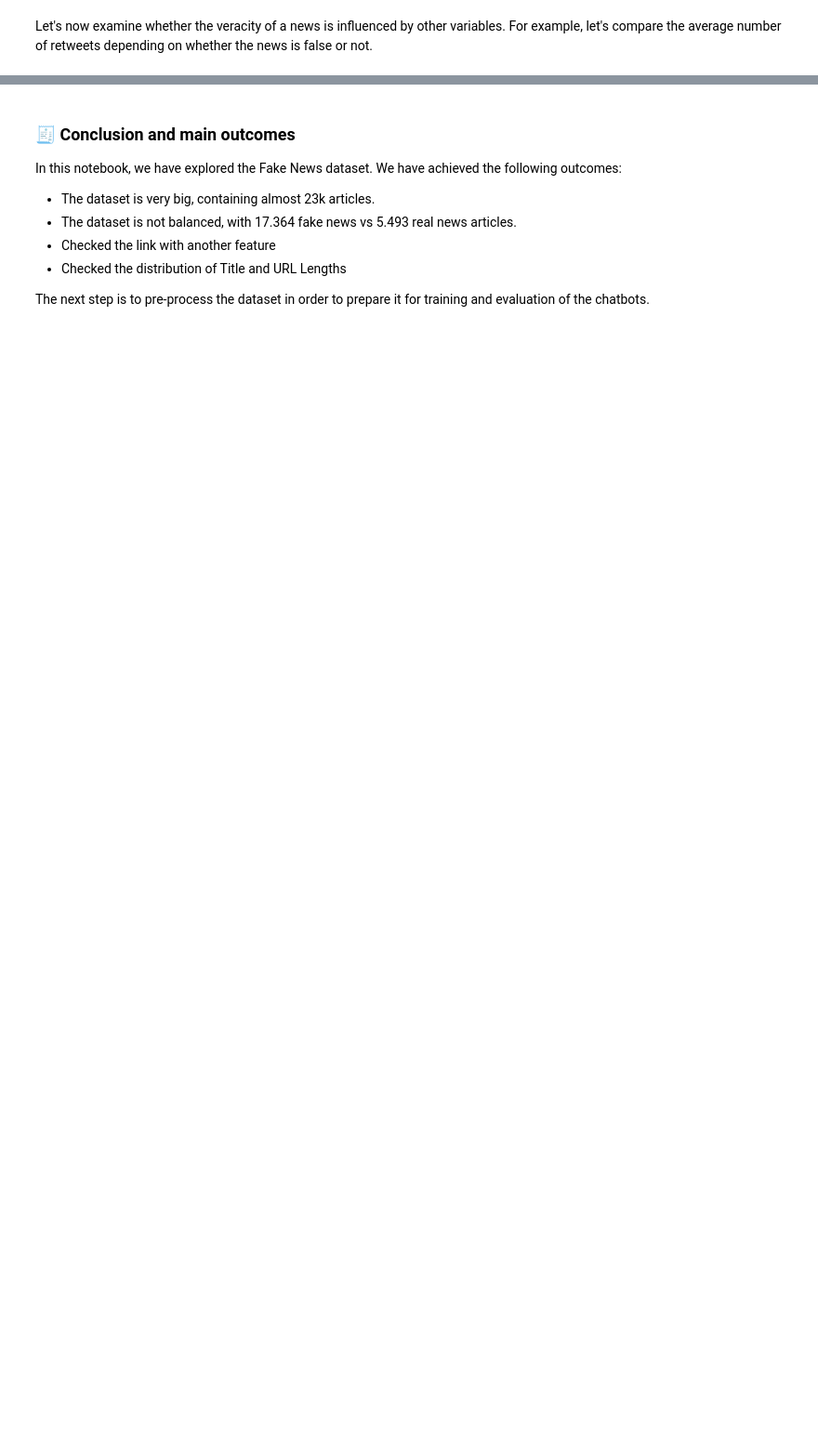
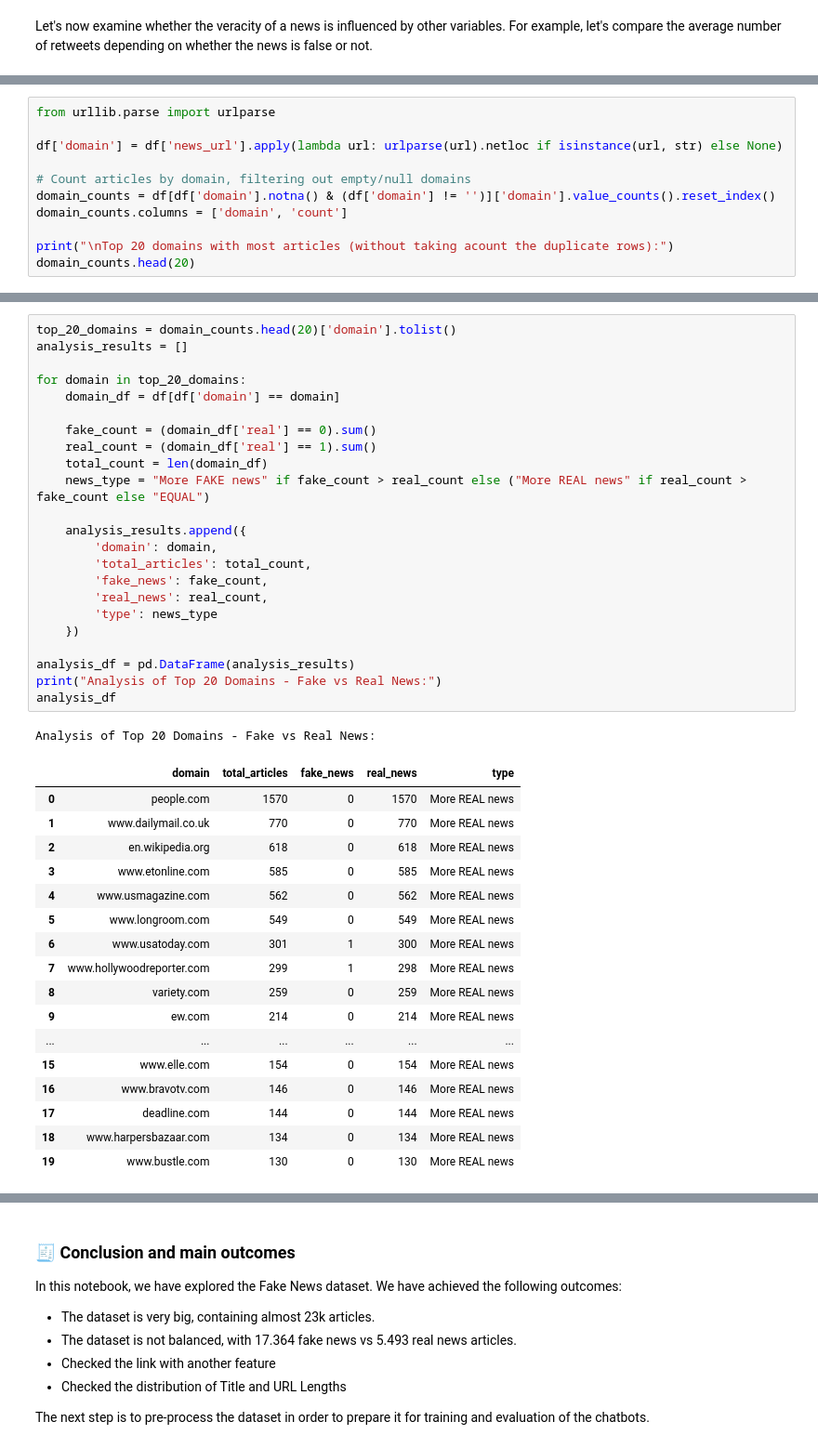
Before and after one commit to zFishStick/Cyclic-LLM-Checker, a Jupyter notebook: notebooks/analysis/dataset_3.ipynb, the cells around one changed output, grey strips where cells are left out. Shown: that part at 93% size. Drawn from its saved outputs; the diff is of its cells as text; blank space fills up the shorter version.

```diff
--- a/notebooks/analysis/dataset_3.ipynb
+++ b/notebooks/analysis/dataset_3.ipynb
@@ -189,0 +139,11 @@ real
+# %%
+from urllib.parse import urlparse
+
+df['domain'] = df['news_url'].apply(lambda url: urlparse(url).netloc if isinstance(url, str) else None)
+
+# Count articles by domain, filtering out empty/null domains
+domain_counts = df[df['domain'].notna() & (df['domain'] != '')]['domain'].value_counts().reset_index()
+domain_counts.columns = ['domain', 'count']
+
+print("\nTop 20 domains with most articles (without taking acount the duplicate rows):")
+domain_counts.head(20)
@@ -189,0 +169,42 @@ real
+# %%
+top_20_domains = domain_counts.head(20)['domain'].tolist()
+analysis_results = []
+
+for domain in top_20_domains:
+    domain_df = df[df['domain'] == domain]
+
+    fake_count = (domain_df['real'] == 0).sum()
+    real_count = (domain_df['real'] == 1).sum()
+    total_count = len(domain_df)
+    news_type = "More FAKE news" if fake_count > real_count else ("More REAL news" if real_count > fake_count else "EQUAL")
+
+    analysis_results.append({
+        'domain': domain,
+        'total_articles': total_count,
+        'fake_news': fake_count,
+        'real_news': real_count,
+        'type': news_type
+    })
+
+analysis_df = pd.DataFrame(analysis_results)
+print("Analysis of Top 20 Domains - Fake vs Real News:")
+analysis_df
+# %% [output]
+Analysis of Top 20 Domains - Fake vs Real News:
+|  | domain | total_articles | fake_news | real_news | type |
+| 0 | people.com | 1570 | 0 | 1570 | More REAL news |
+| 1 | www.dailymail.co.uk | 770 | 0 | 770 | More REAL news |
+| 2 | en.wikipedia.org | 618 | 0 | 618 | More REAL news |
+| 3 | www.etonline.com | 585 | 0 | 585 | More REAL news |
+| 4 | www.usmagazine.com | 562 | 0 | 562 | More REAL news |
+| 5 | www.longroom.com | 549 | 0 | 549 | More REAL news |
+| 6 | www.usatoday.com | 301 | 1 | 300 | More REAL news |
+| 7 | www.hollywoodreporter.com | 299 | 1 | 298 | More REAL news |
+| 8 | variety.com | 259 | 0 | 259 | More REAL news |
+| 9 | ew.com | 214 | 0 | 214 | More REAL news |
+| ... | ... | ... | ... | ... | ... |
+| 15 | www.elle.com | 154 | 0 | 154 | More REAL news |
+| 16 | www.bravotv.com | 146 | 0 | 146 | More REAL news |
+| 17 | deadline.com | 144 | 0 | 144 | More REAL news |
+| 18 | www.harpersbazaar.com | 134 | 0 | 134 | More REAL news |
+| 19 | www.bustle.com | 130 | 0 | 130 | More REAL news |
```
Also changed, not shown: parts of 12 cells of this notebook, 1 other file.
